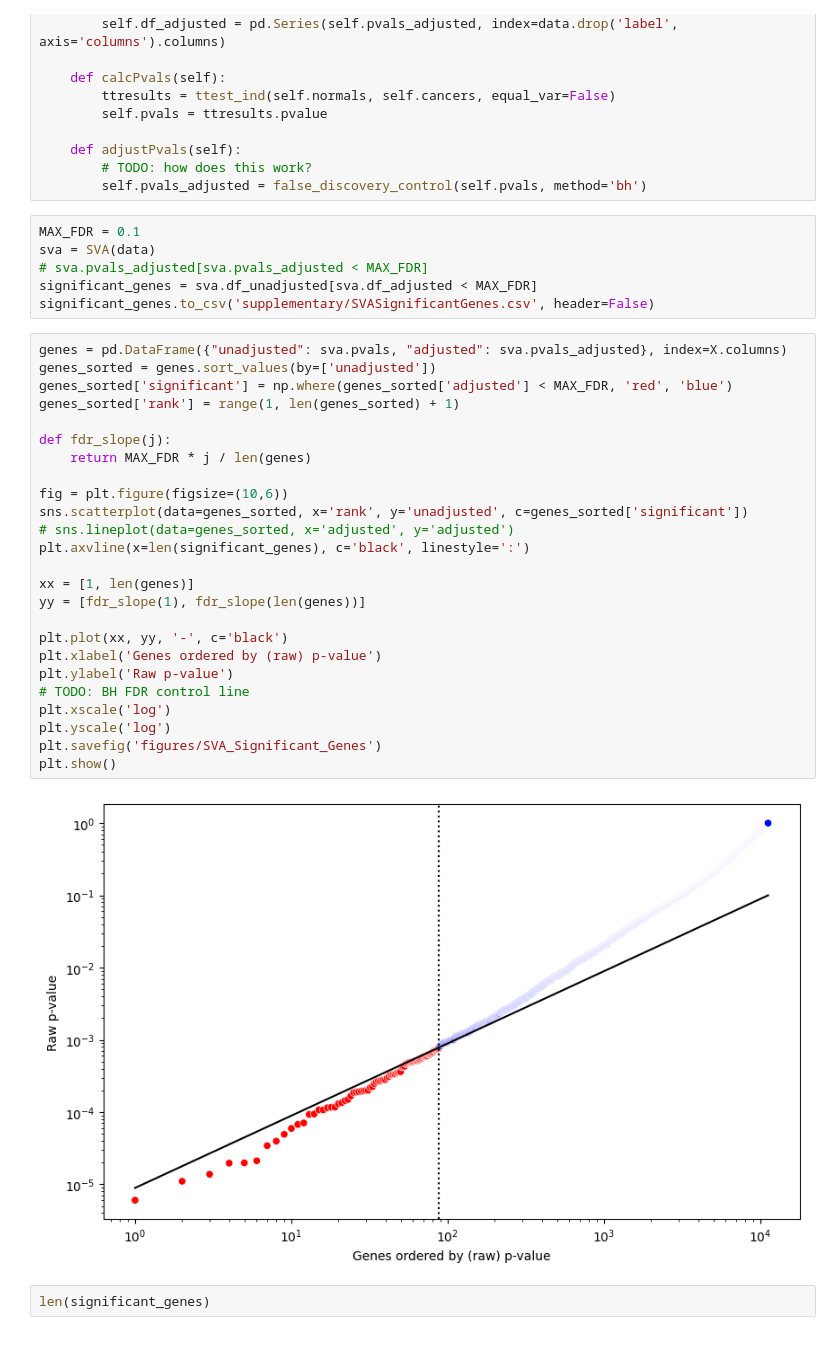
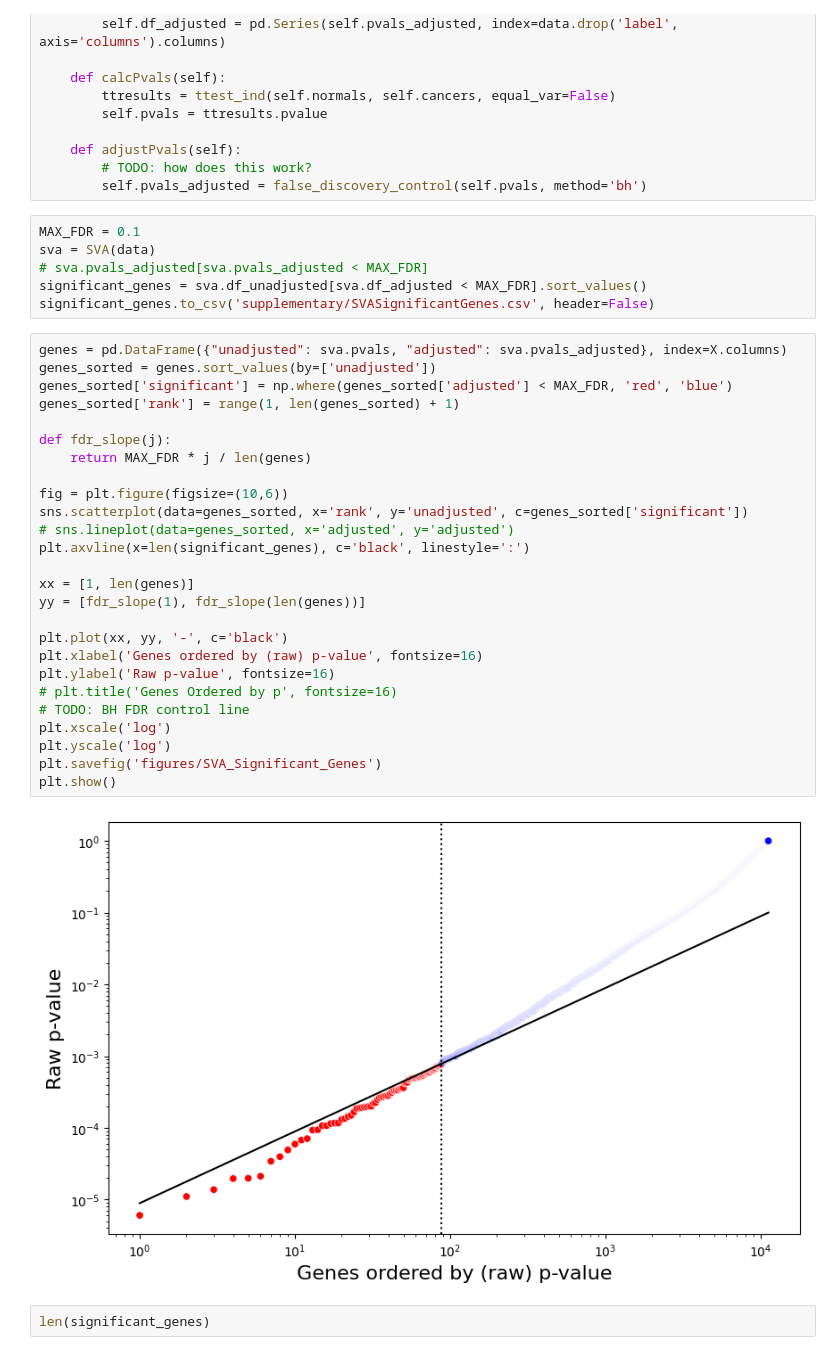
Before and after one commit to siepenmaru/stat3006-a4-code, a Jupyter notebook: A4.ipynb, the cells around one changed output. Drawn from its saved outputs; the diff is of its cells as text.

```diff
--- a/A4.ipynb
+++ b/A4.ipynb
@@ -217,35 +217,36 @@ class SVA:
 MAX_FDR = 0.1
 sva = SVA(data)
 # sva.pvals_adjusted[sva.pvals_adjusted < MAX_FDR]
-significant_genes = sva.df_unadjusted[sva.df_adjusted < MAX_FDR]
+significant_genes = sva.df_unadjusted[sva.df_adjusted < MAX_FDR].sort_values()
 significant_genes.to_csv('supplementary/SVASignificantGenes.csv', header=False)
 # %%
 genes = pd.DataFrame({"unadjusted": sva.pvals, "adjusted": sva.pvals_adjusted}, index=X.columns)
 genes_sorted = genes.sort_values(by=['unadjusted'])
 genes_sorted['significant'] = np.where(genes_sorted['adjusted'] < MAX_FDR, 'red', 'blue')
 genes_sorted['rank'] = range(1, len(genes_sorted) + 1)
 
 def fdr_slope(j):
     return MAX_FDR * j / len(genes)
 
 fig = plt.figure(figsize=(10,6))
 sns.scatterplot(data=genes_sorted, x='rank', y='unadjusted', c=genes_sorted['significant'])
 # sns.lineplot(data=genes_sorted, x='adjusted', y='adjusted')
 plt.axvline(x=len(significant_genes), c='black', linestyle=':')
 
 xx = [1, len(genes)]
 yy = [fdr_slope(1), fdr_slope(len(genes))]
 
 plt.plot(xx, yy, '-', c='black')
-plt.xlabel('Genes ordered by (raw) p-value')
-plt.ylabel('Raw p-value')
+plt.xlabel('Genes ordered by (raw) p-value', fontsize=16)
+plt.ylabel('Raw p-value', fontsize=16)
+# plt.title('Genes Ordered by p', fontsize=16)
 # TODO: BH FDR control line
 plt.xscale('log')
 plt.yscale('log')
 plt.savefig('figures/SVA_Significant_Genes')
 plt.show()
 # %% [output]
-[figure, old version]
+[figure, new version]
 # %%
 len(significant_genes)
 # %% [output]
```
Also changed, not shown: parts of 16 cells of this notebook, 20 other files.
